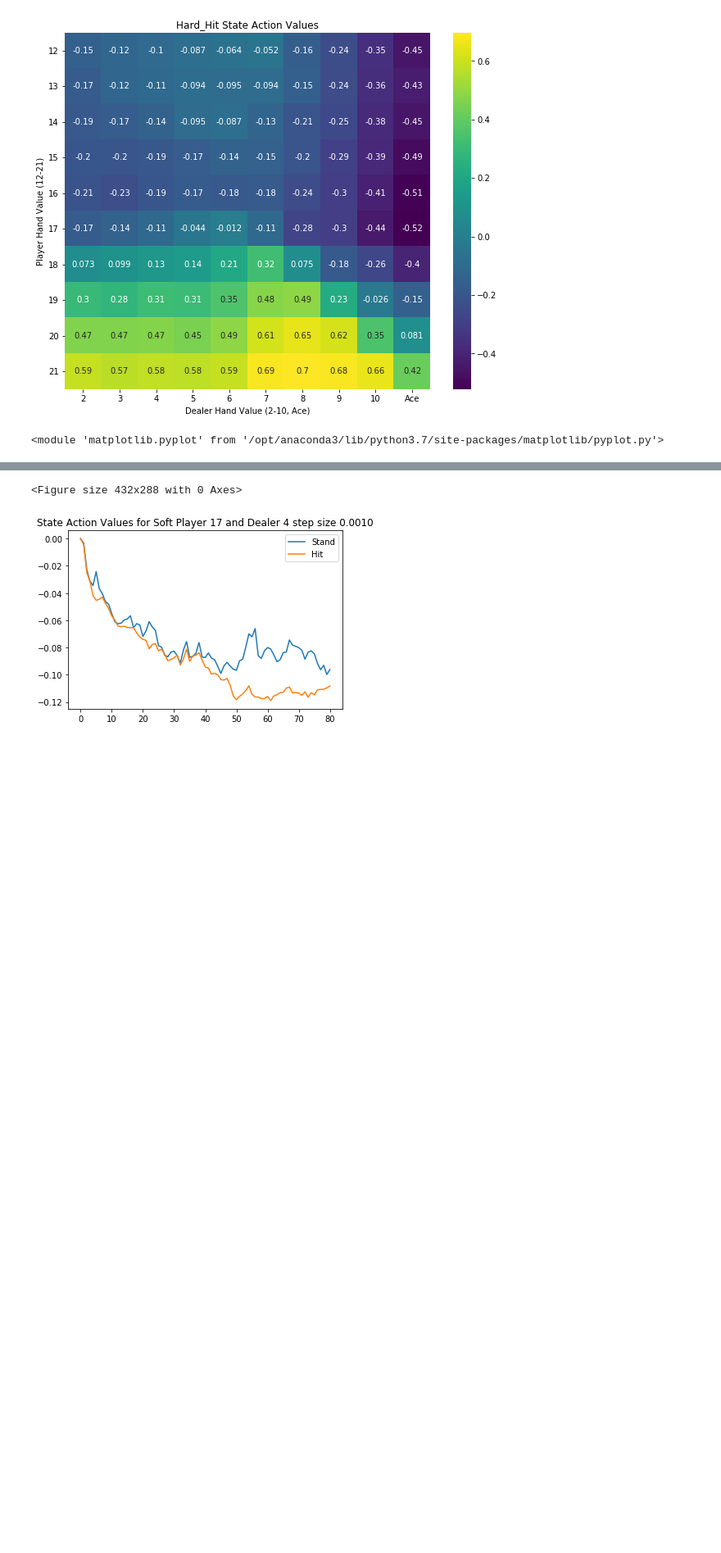
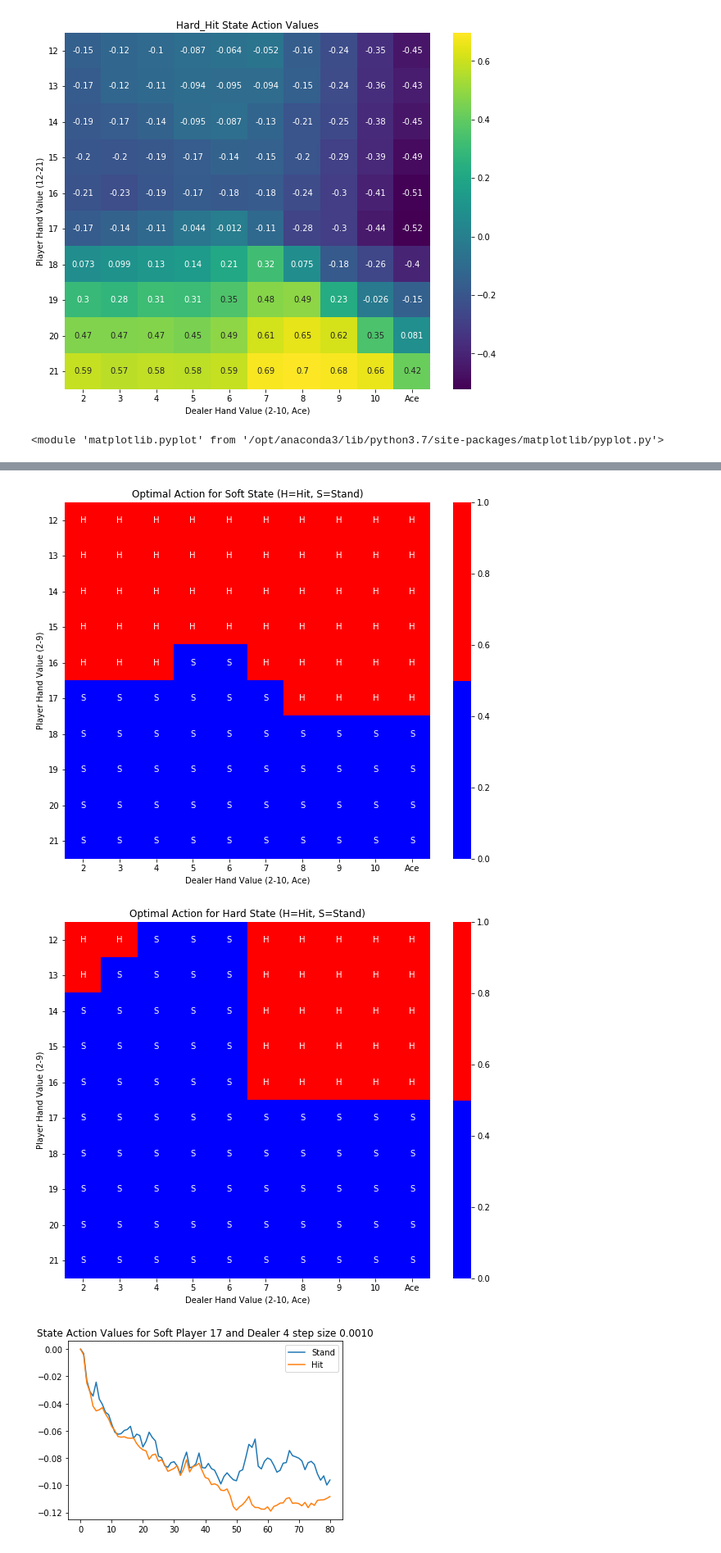
Before and after one commit to Joshuashou/RL_Blackjack, a Jupyter notebook: Analysis.ipynb, the cells around one changed output, grey strips where cells are left out. Shown at 82% size. Saved outputs shown, nothing was run; the diff lists cells and outputs as text; code cells hidden in the pictures; blank space fills up the shorter version.

Commit message:
change optimal action graphs

```diff
--- a/Analysis.ipynb
+++ b/Analysis.ipynb
@@ -87,47 +87,54 @@ def view_optimal_action(data, alpha):
 
     cmap = {1: 'red', 0: 'blue'}
 
+    # Directory path
+    directory = 'Results/Alpha_' + alpha #+ '/Optimal State Action Policies'
+
+    # Check if the directory exists, if not, create it
+    if not os.path.exists(directory):
+        os.makedirs(directory)
+
     # Plotting
     for name, matrix in [('Soft', optimal_soft), ('Hard', optimal_hard)]:
         # Reorder the matrix for the dealer values (2-10, then Ace)
         reordered_matrix = matrix
 
         plt.figure(figsize=(10, 8))
         ax = sns.heatmap(reordered_matrix, annot=True, cmap=[cmap[0], cmap[1]], fmt='')
 
         # Update the annotations
         for i in range(reordered_matrix.shape[0]):
             for j in range(reordered_matrix.shape[1]):
                 text = ax.texts[i * reordered_matrix.shape[1] + j]
                 text.set_text(action_map[reordered_matrix[i, j]])
 
         # Set the tick labels for player hand values (2-9) and dealer hand values (2-10, Ace)
         ax.set_yticklabels(range(12, 22), rotation=0)
         ax.set_xticklabels(list(range(2, 11)) + ['Ace'], rotation=0)
 
         plt.title(f'Optimal Action for {name} State (H=Hit, S=Stand)')
         plt.xlabel('Dealer Hand Value (2-10, Ace)')
         plt.ylabel('Player Hand Value (2-9)')
+
+        # File path
+        file_path = os.path.join(directory, name +' Optimal State Action Polices.png')
+        plt.savefig(file_path)
+
+
         plt.show()
 
-    # Directory path
-    directory = 'Results/Alpha_' + alpha #+ '/Optimal State Action Policies'
 
-    # Check if the directory exists, if not, create it
-    if not os.path.exists(directory):
-        os.makedirs(directory)
 
-    # File path
-    file_path = os.path.join(directory,'Optimal State Action Polices.png')
-    plt.savefig(file_path)
 
 
 
 view_optimal_action(data_high_alpha, '0.0010')
+view_optimal_action(data_low_alpha, '0.0002')
 # %% [output]
 [figure]
 [figure]
-<Figure size 432x288 with 0 Axes>
+[figure, added]
+[figure, added]
 # %%
 def hand_trajectory(player_val, dealer_val, usable_ace, data, iterations, alpha):
     #Plots monte carlo simulation trajectory
```
Also changed, not shown: 7 other files.
